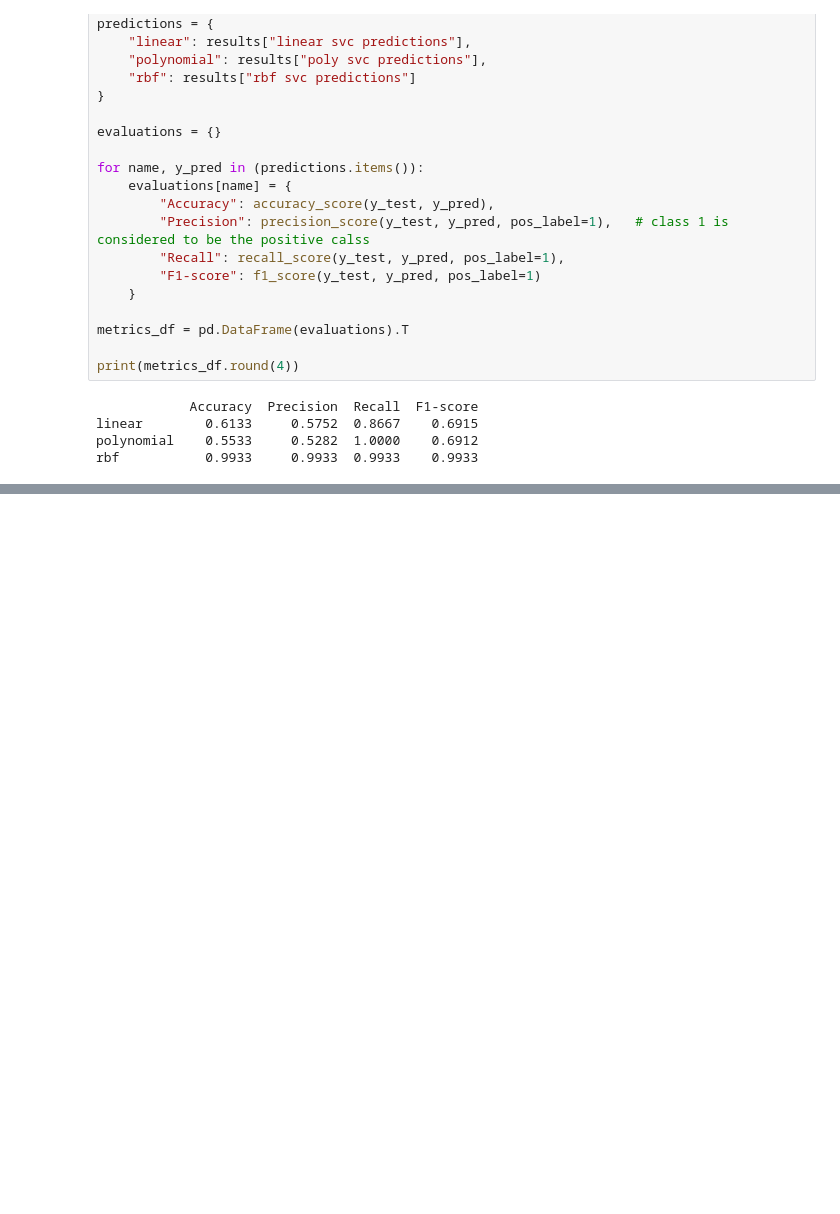
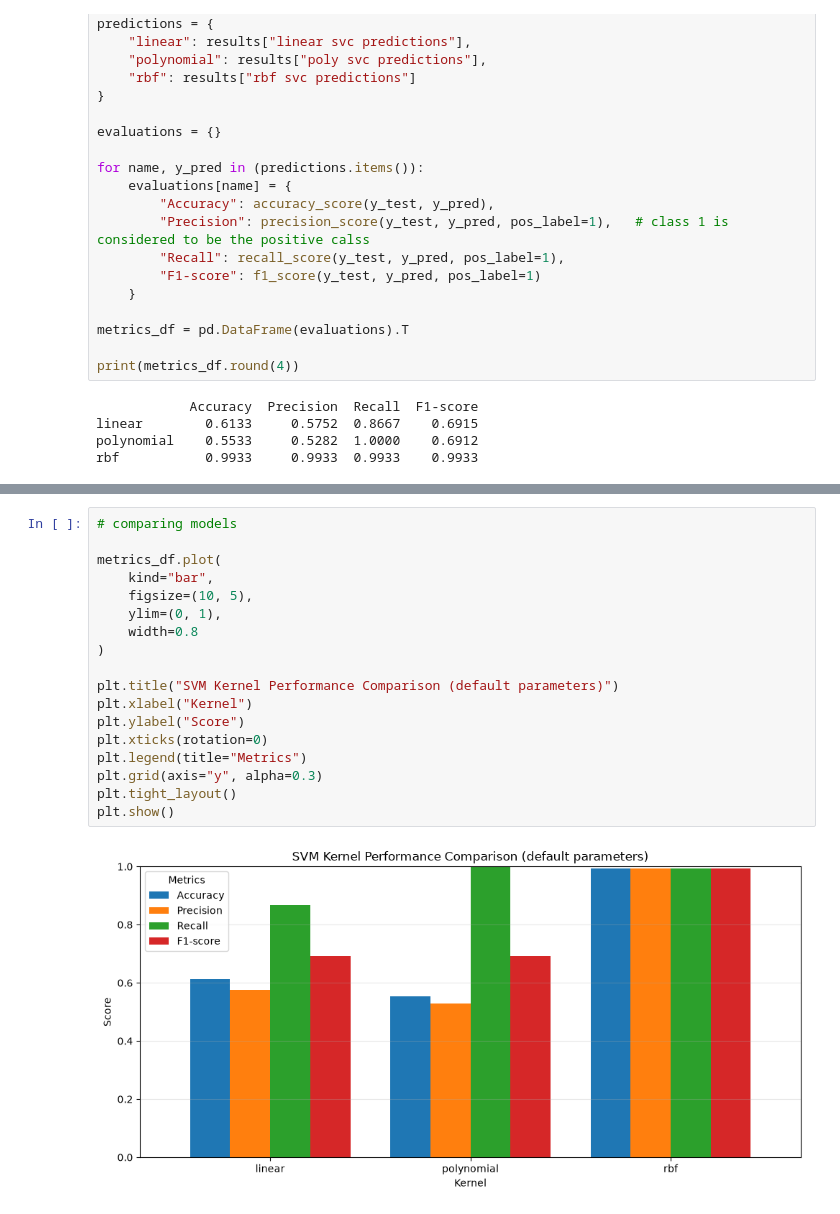
Before and after one commit to HelinaAsadi/SVM_Classification, a Jupyter notebook: Phase1_Synthetic_Data/evaluation.ipynb, the cells around one changed output, grey strips where cells are left out. Drawn from its saved outputs; the diff is of its cells as text; blank space fills up the shorter version.

```diff
--- a/Phase1_Synthetic_Data/evaluation.ipynb
+++ b/Phase1_Synthetic_Data/evaluation.ipynb
@@ -68,0 +94,20 @@ rbf           0.9933     0.9933  0.9933    0.9933
+# %%
+# comparing models
+
+metrics_df.plot(
+    kind="bar",
+    figsize=(10, 5),
+    ylim=(0, 1),
+    width=0.8
+)
+
+plt.title("SVM Kernel Performance Comparison (default parameters)")
+plt.xlabel("Kernel")
+plt.ylabel("Score")
+plt.xticks(rotation=0)
+plt.legend(title="Metrics")
+plt.grid(axis="y", alpha=0.3)
+plt.tight_layout()
+plt.show()
+# %% [output]
+[figure, added]
```
Also changed, not shown: parts of 2 cells of this notebook.
